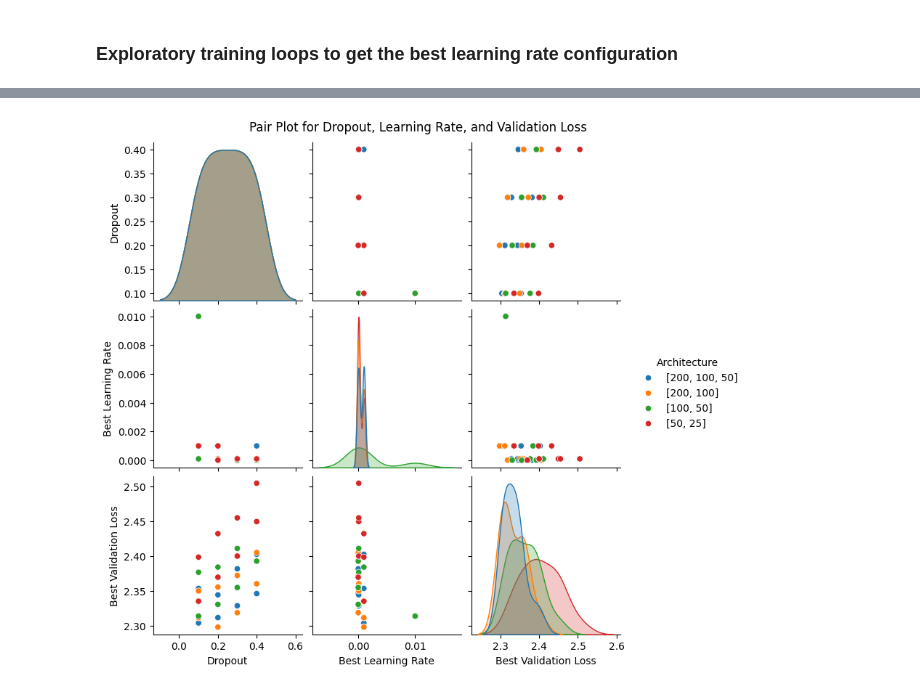
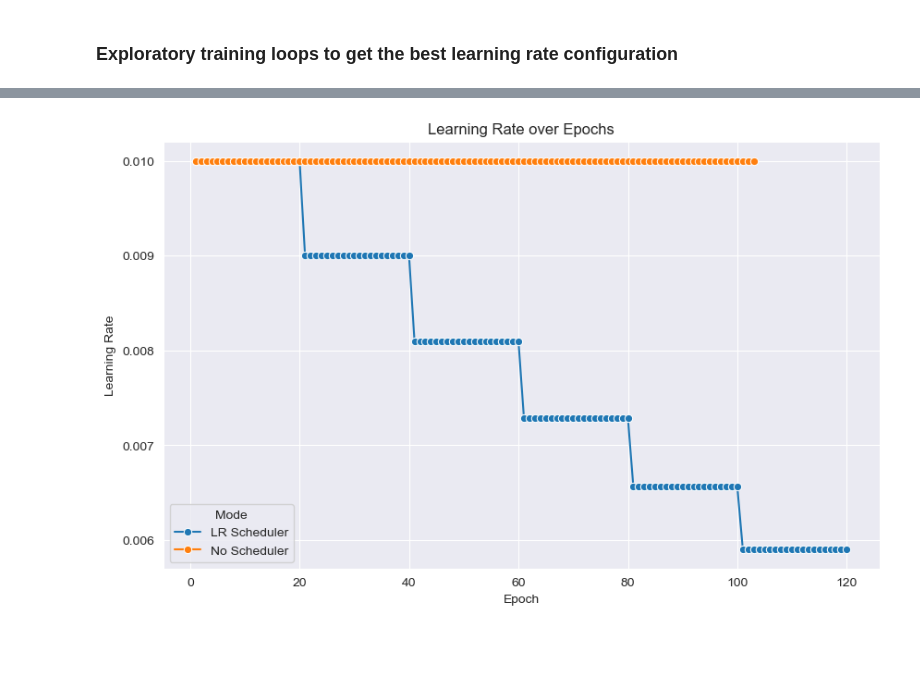
Before and after one commit to omar11205/torchDeepLearning, a Jupyter notebook: ANN/20_torch_taxi_fares_p3.ipynb, the cells around one changed output, grey strips where cells are left out. Saved outputs shown, nothing was run; the diff lists cells and outputs as text; code cells hidden in the pictures; blank space fills up the shorter version.

```diff
--- a/ANN/20_torch_taxi_fares_p3.ipynb
+++ b/ANN/20_torch_taxi_fares_p3.ipynb
@@ -267,7 +267,8 @@ for mode in train_schedule:
     scheduler = StepLR(optimizer, step_size=20, gamma=0.90)
     # reset model parameters
     model.apply(reset_weights)
-
+    # reset early stop
+    early_stopping = early_stop.EarlyStopping(patience=40)
     for epoch in range(epochs):
 
         train_losses = []
@@ -301,7 +302,7 @@ for mode in train_schedule:
 
         results.append({
             "Mode": mode,
-            "Learning Rate": scheduler.get_last_lr(),
+            "Learning Rate": scheduler.get_last_lr()[0],
             "Epoch": epoch + 1,
             "Train Loss": train_losses[-1],
             "Validation Loss": val_losses[-1],
@@ -338,4 +338,9 @@ KeyboardInterrupt:
 # %%
-results_df = pd.DataFrame(results)
-results_df.head(10)
+# correcting the results list
+def remove_brackets(res):
+    res['Learning Rate'] = res['Learning Rate'][0]
+    return res
+
+corr_results = list(map(remove_brackets, results))
+print(corr_results[0])
 # %% [output]
@@ -542,6 +348,13 @@ plt.show()
-# %%
-sns.pairplot(results_df, vars=['Dropout', 'Best Learning Rate', 'Best Validation Loss'], hue='Architecture')
-plt.suptitle('Pair Plot for Dropout, Learning Rate, and Validation Loss', y=1.02)
-plt.show()
-# %% [output]
-[figure, removed]
+# %%
+results_df = pd.DataFrame(corr_results)
+# %%
+plt.figure(figsize=(10, 6))
+sns.lineplot(data=results_df, x='Epoch', y='Learning Rate', hue='Mode', marker='o')
+plt.title('Learning Rate over Epochs')
+plt.xlabel('Epoch')
+plt.ylabel('Learning Rate')
+plt.legend(title='Mode')
+plt.grid(True)
+plt.show()
+# %% [output]
+[figure, added]
```
Also changed, not shown: parts of 19 cells of this notebook, 1 other file.
